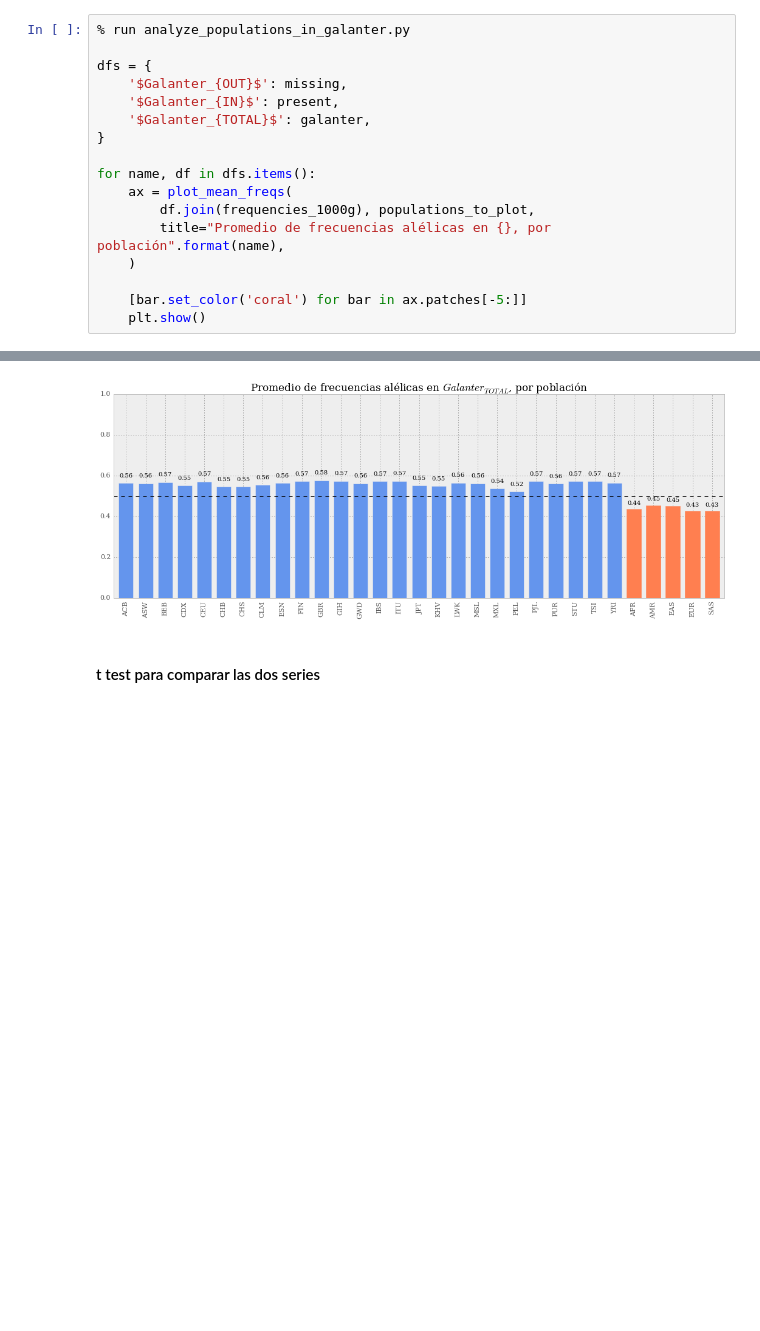
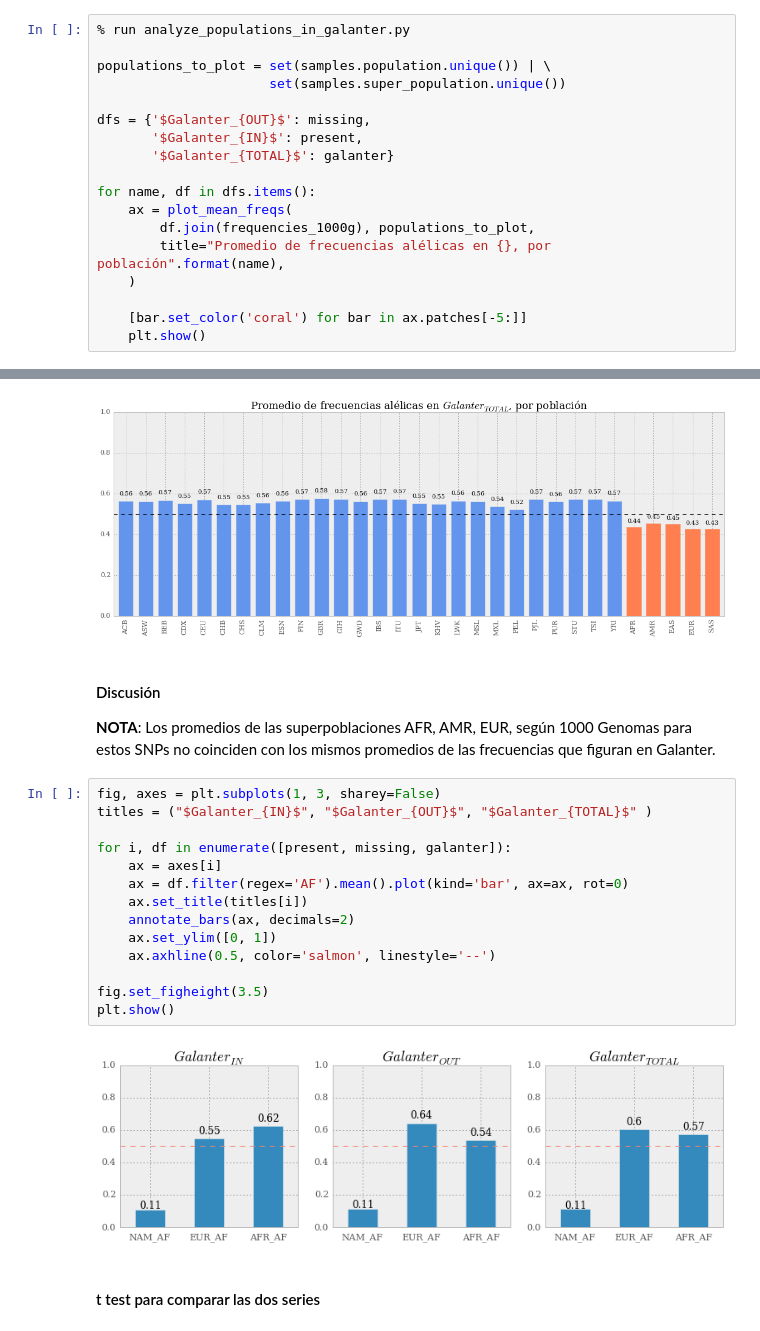
Before and after one commit to jmberros/tesina, a Jupyter notebook: Galanter_AIMs_NEW.ipynb, the cells around one changed output, grey strips where cells are left out. Cells and saved outputs as stored; diff of their text form; blank space fills up the shorter version.

Commit message:
new superpopulation freqs Galanter chart

```diff
--- a/Galanter_AIMs_NEW.ipynb
+++ b/Galanter_AIMs_NEW.ipynb
@@ -266,11 +255,12 @@ populations_to_plot = set(samples.population.unique()) | \
 # %%
 % run analyze_populations_in_galanter.py
 
-dfs = {
-    '$Galanter_{OUT}$': missing,
-    '$Galanter_{IN}$': present,
-    '$Galanter_{TOTAL}$': galanter,
-}
+populations_to_plot = set(samples.population.unique()) | \
+                      set(samples.super_population.unique())
+
+dfs = {'$Galanter_{OUT}$': missing,
+       '$Galanter_{IN}$': present,
+       '$Galanter_{TOTAL}$': galanter}
 
 for name, df in dfs.items():
     ax = plot_mean_freqs(
@@ -284,6 +274,26 @@ for name, df in dfs.items():
 [figure]
 [figure]
 [figure]
+# %% [markdown]
+#### Discusión
+
+**NOTA**: Los promedios de las superpoblaciones AFR, AMR, EUR, según 1000 Genomas para estos SNPs no coinciden con los mismos promedios de las frecuencias que figuran en Galanter.
+# %%
+fig, axes = plt.subplots(1, 3, sharey=False)
+titles = ("$Galanter_{IN}$", "$Galanter_{OUT}$", "$Galanter_{TOTAL}$" )
+
+for i, df in enumerate([present, missing, galanter]):
+    ax = axes[i]
+    ax = df.filter(regex='AF').mean().plot(kind='bar', ax=ax, rot=0)
+    ax.set_title(titles[i])
+    annotate_bars(ax, decimals=2)
+    ax.set_ylim([0, 1])
+    ax.axhline(0.5, color='salmon', linestyle='--')
+
+fig.set_figheight(3.5)
+plt.show()
+# %% [output]
+[figure, added]
 # %% [markdown]
 #### t test para comparar las dos series
 # %%
```
Also changed, not shown: parts of 2 cells of this notebook.
